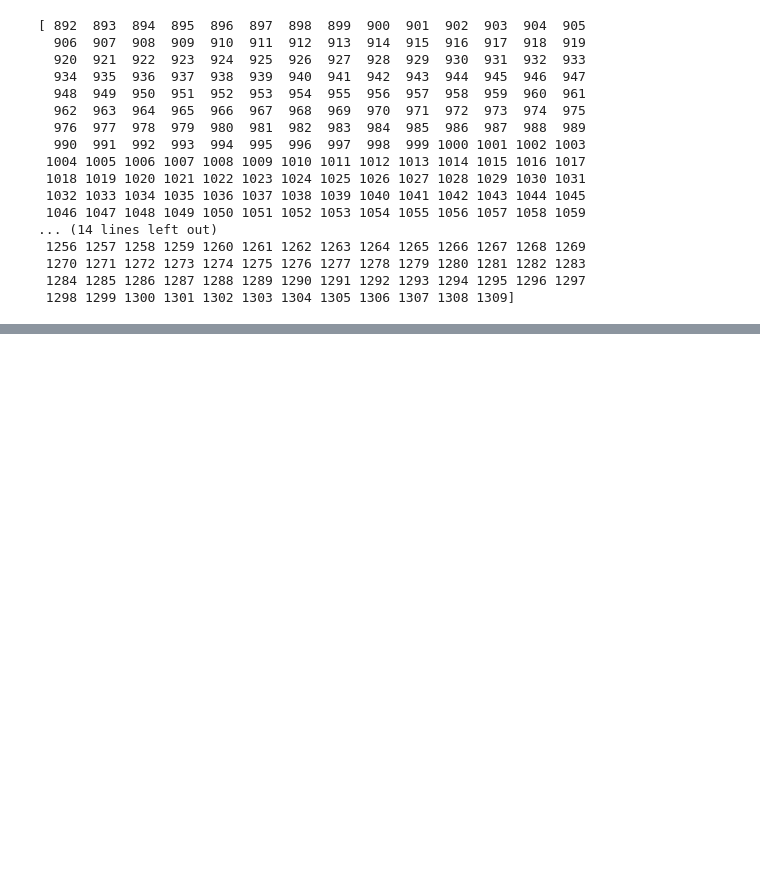
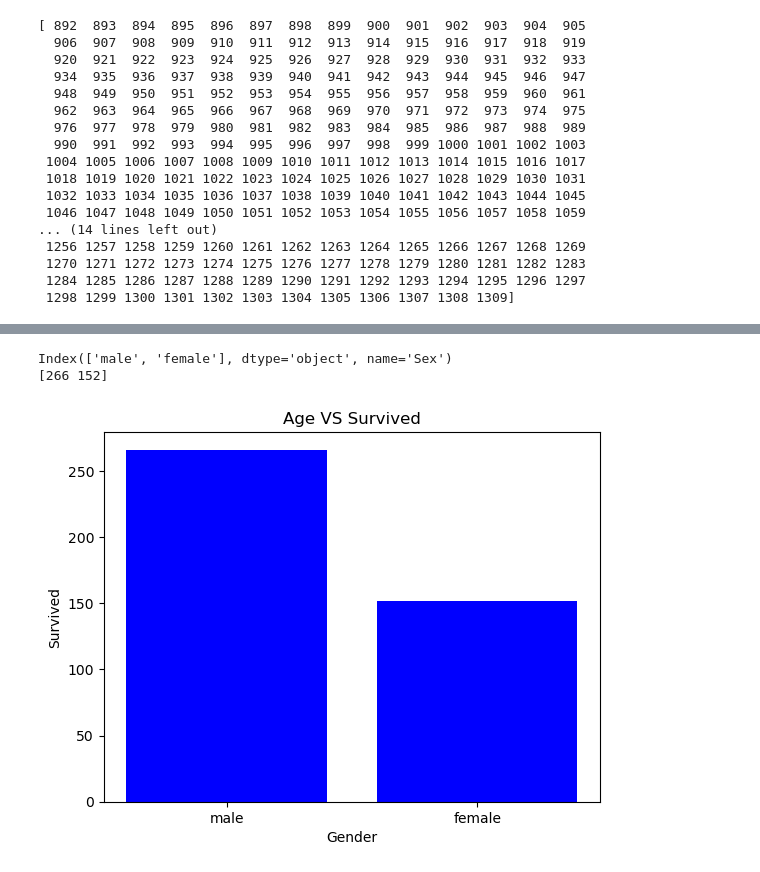
Before and after one commit to Sumit-17-glitch/ML-LAB, a Jupyter notebook: exp1/exp1.ipynb, the cells around one changed output, grey strips where cells are left out. Saved outputs shown, nothing was run; the diff lists cells and outputs as text; code cells hidden in the pictures; blank space fills up the shorter version.

```diff
--- a/exp1/exp1.ipynb
+++ b/exp1/exp1.ipynb
@@ -111,0 +150,14 @@ Error:
+# %%
+x = df["Sex"].value_counts().index;
+print(x);
+y = df["Sex"].value_counts().values;
+print(y);
+plt.bar(x,y, color= "blue");
+plt.xlabel("Gender");
+plt.ylabel("Survived");
+plt.title("Age VS Survived");
+plt.show();
+# %% [output]
+Index(['male', 'female'], dtype='object', name='Sex')
+[266 152]
+[figure, added]
```
Also changed, not shown: parts of 6 cells of this notebook.
